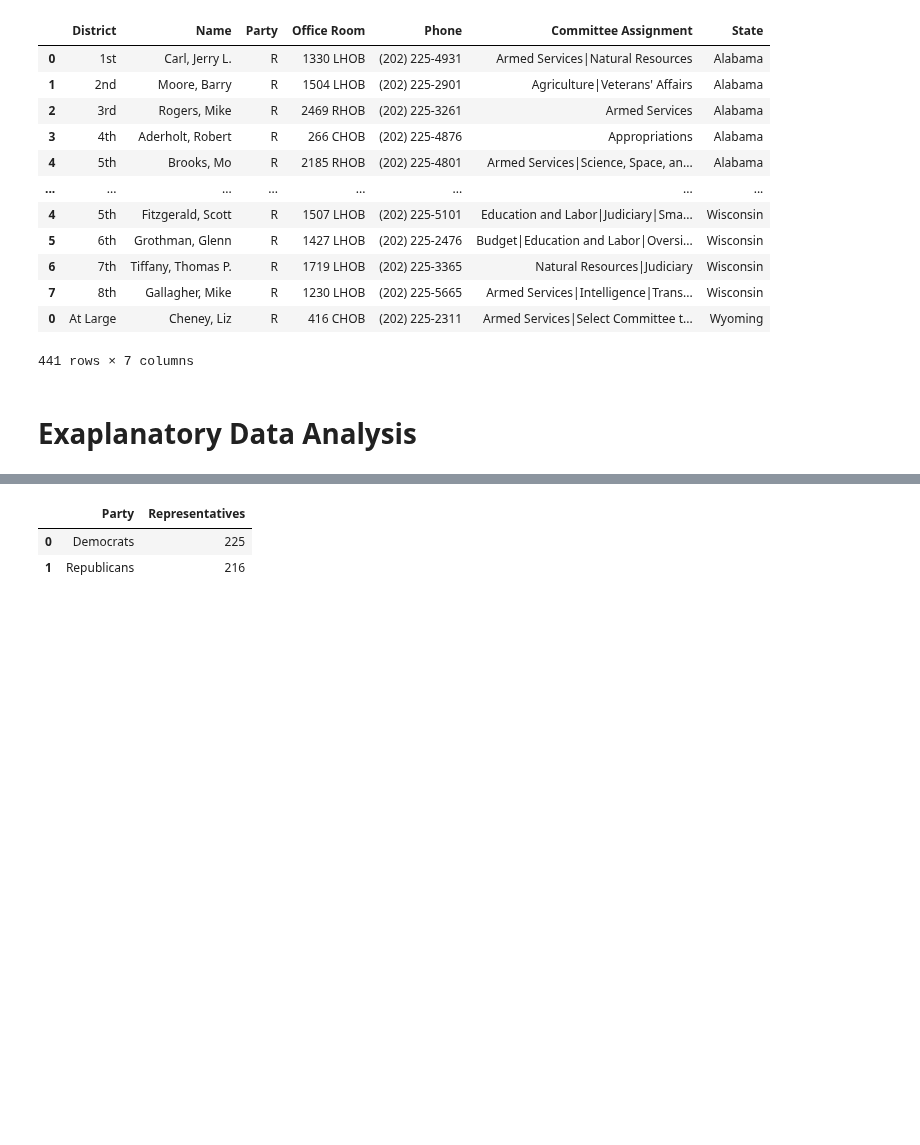
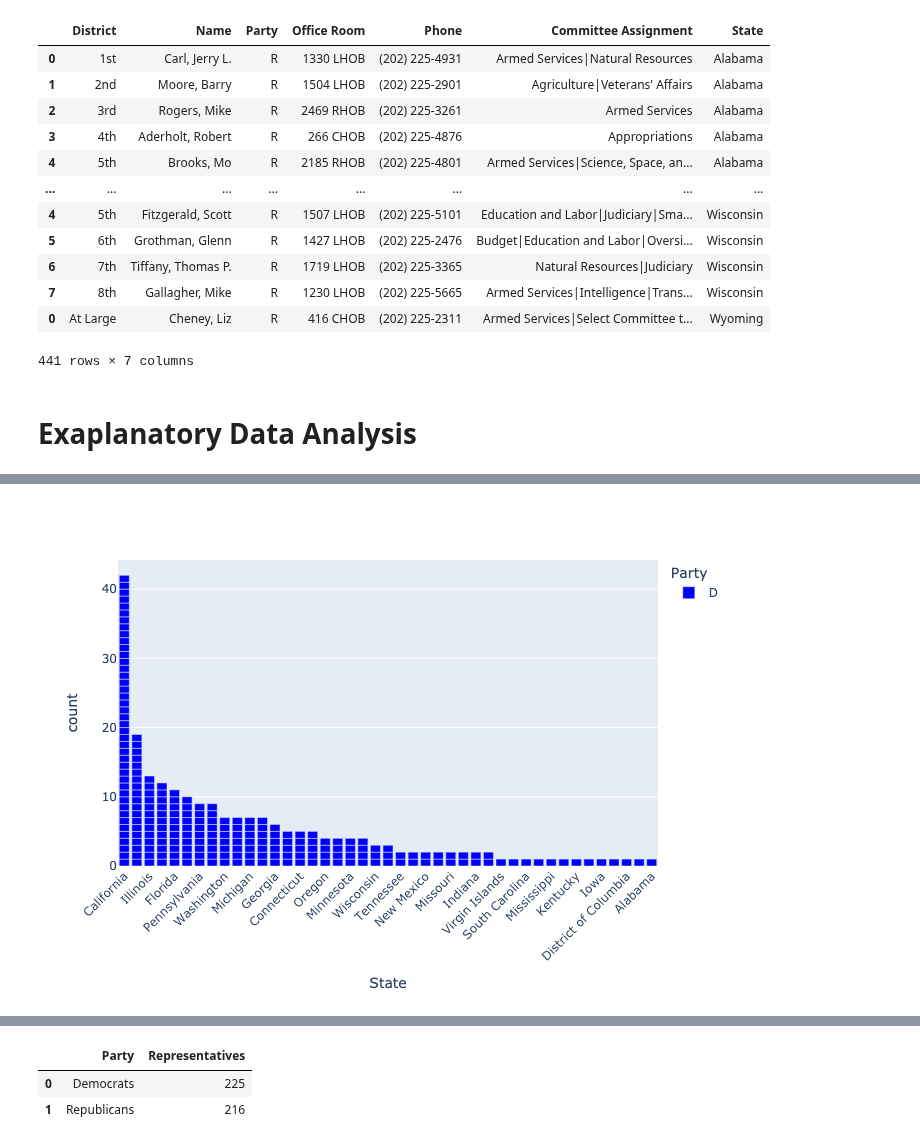
Before and after one commit to pedrosanhueza/Web-Scrape, a Jupyter notebook: US House of Representatives/Representatives - Code/Representatives 08-06-2022.ipynb, the cells around one changed output, grey strips where cells are left out. Cells and saved outputs as stored; diff of their text form; code cells hidden in the pictures; blank space fills up the shorter version.

```diff
--- a/US House of Representatives/Representatives - Code/Representatives 08-06-2022.ipynb
+++ b/US House of Representatives/Representatives - Code/Representatives 08-06-2022.ipynb
@@ -88,5 +89,6 @@ fig.update_layout(xaxis={'categoryorder':'total descending'})
 fig.update_xaxes(tickangle=-45)
 
 newnames = {'D':'Democrats'}
-fig.for_each_trace(lambda t: t.update(name = newnames[t.name]))
+# fig.for_each_trace(lambda t: t.update(name = newnames[t.name]))
+fig.show("png")
 # %% [output]
@@ -94,3 +95,4 @@ fig.for_each_trace(lambda t: t.update(name = newnames[t.name]))
+[figure, added]
 # %%
 fig = px.pie(data, names='Party', color='Party', color_discrete_map={'R':'Red','D':'Blue'})
 fig.update_traces(textfont_size=22)
```
Also changed, not shown: parts of 10 cells of this notebook.
